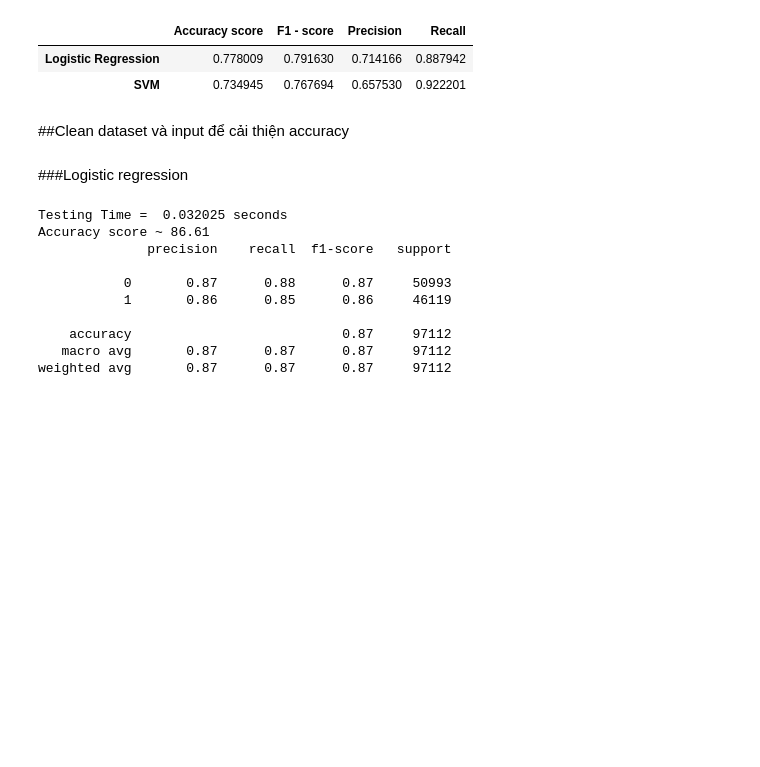
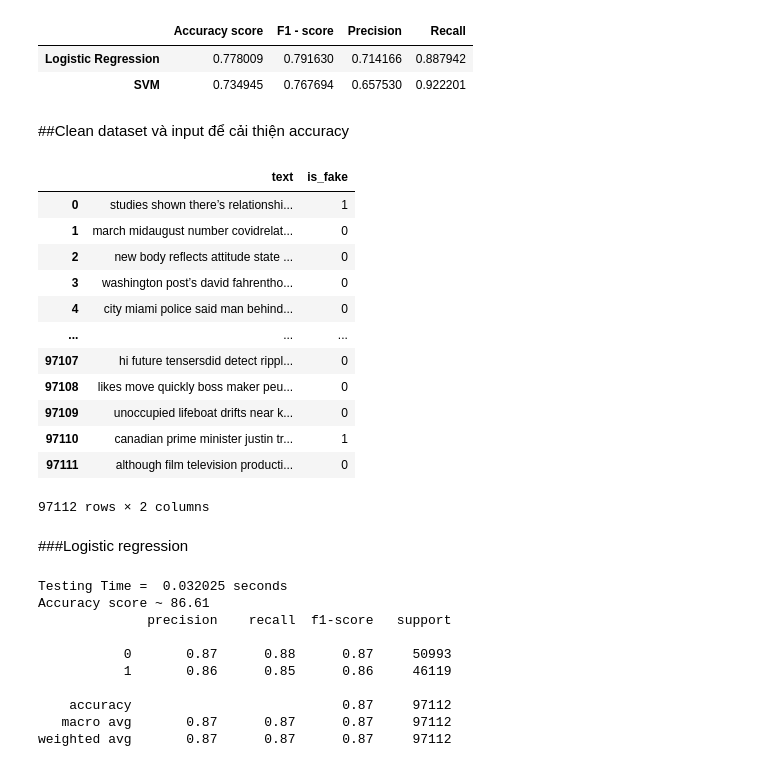
Before and after one commit to dxmai/CS114.L21.KHCL, a Jupyter notebook: FinalProject/FakeNewsDetection_FinalModel.ipynb, the cells around one changed output. Saved outputs shown, nothing was run; the diff lists cells and outputs as text; code cells hidden in the pictures; blank space fills up the shorter version.

```diff
--- a/FinalProject/FakeNewsDetection_FinalModel.ipynb
+++ b/FinalProject/FakeNewsDetection_FinalModel.ipynb
@@ -537,6 +525,22 @@ table
 test['text'] = test['text'].apply(lambda x: x.lower())
 test['text'] = test['text'].apply(punctuation_removal)
 test['text'] = test['text'].apply(lambda x: ' '.join([word for word in x.split() if word not in (stop)]))
+# %%
+test
+# %% [output]
+|  | text | is_fake |
+| 0 | studies shown there’s relationshi... | 1 |
+| 1 | march midaugust number covidrelat... | 0 |
+| 2 | new body reflects attitude state ... | 0 |
+| 3 | washington post’s david fahrentho... | 0 |
+| 4 | city miami police said man behind... | 0 |
+| ... | ... | ... |
+| 97107 | hi future tensersdid detect rippl... | 0 |
+| 97108 | likes move quickly boss maker peu... | 0 |
+| 97109 | unoccupied lifeboat drifts near k... | 0 |
+| 97110 | canadian prime minister justin tr... | 1 |
+| 97111 | although film television producti... | 0 |
+97112 rows × 2 columns
 # %%
 test_data_clear = vectorizer.transform(test['text'])
 # %% [markdown]
```
Also changed, not shown: parts of 13 cells of this notebook.
